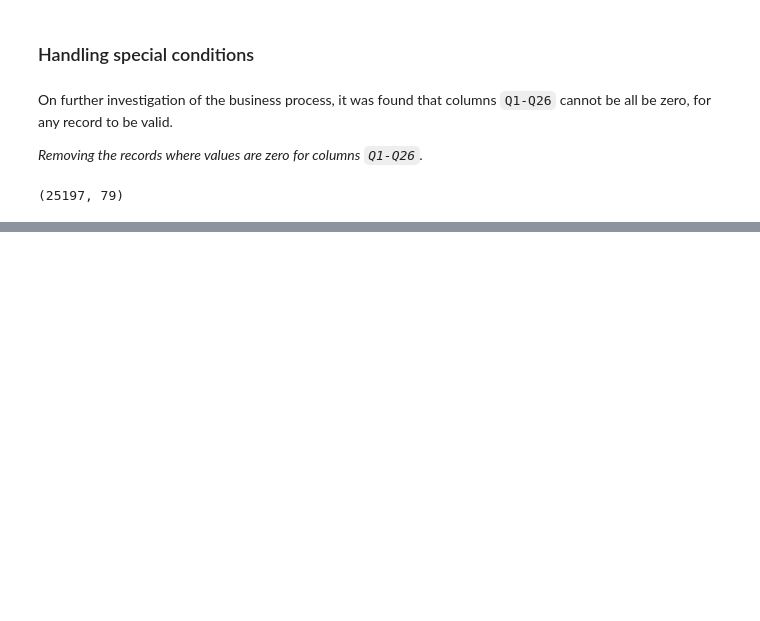
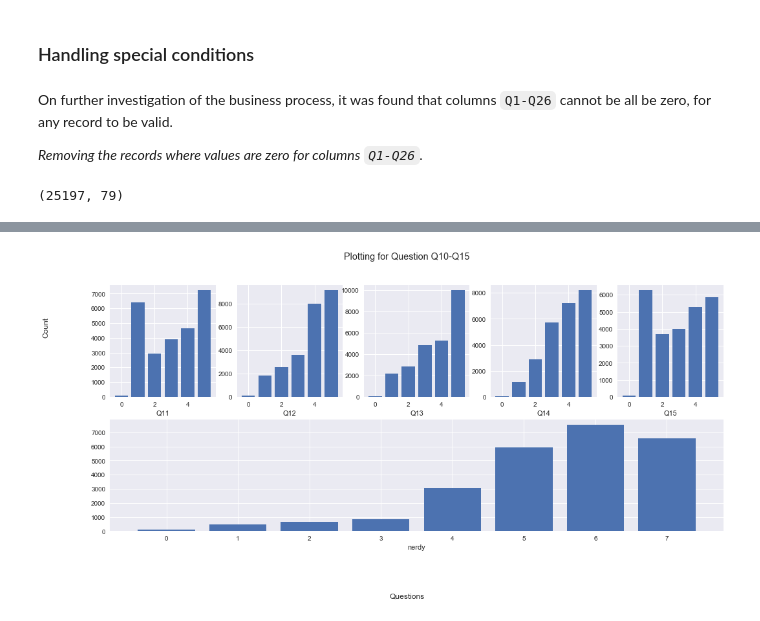
Before and after one commit to rupesh-papneja/am, a Jupyter notebook: ml-phase-1.ipynb, the cells around one changed output, grey strips where cells are left out. Saved outputs shown, nothing was run; the diff lists cells and outputs as text; code cells hidden in the pictures; blank space fills up the shorter version.

```diff
--- a/ml-phase-1.ipynb
+++ b/ml-phase-1.ipynb
@@ -280,0 +351,25 @@ data.shape
+# %%
+fig = plt.figure(figsize=(17,7))
+gs = GridSpec(2, 5)
+for idx, d in enumerate(data.columns[10:15]):
+    dc = data[d].value_counts(sort=True)
+    asx = fig.add_subplot(gs[0, idx])
+    asx.bar(dc.index, dc.values)
+    asx.set_xlabel(d)
+
+asx = fig.add_subplot(gs[1, :])
+dc = data['nerdy'].value_counts(sort=True)
+asx.bar(dc.index, dc.values)
+asx.set_xlabel('nerdy')
+
+format_axes(fig)
+
+fig.text(0.5, -0.08, 'Questions', ha='center')
+fig.text(0.04, 0.75, 'Count', va='center', rotation='vertical')
+fig.suptitle('Plotting for Question Q10-Q15')
+plt.show()
+del dc
+del d
+del idx
+# %% [output]
+[figure, added]
```
Also changed, not shown: parts of 7 cells of this notebook.
